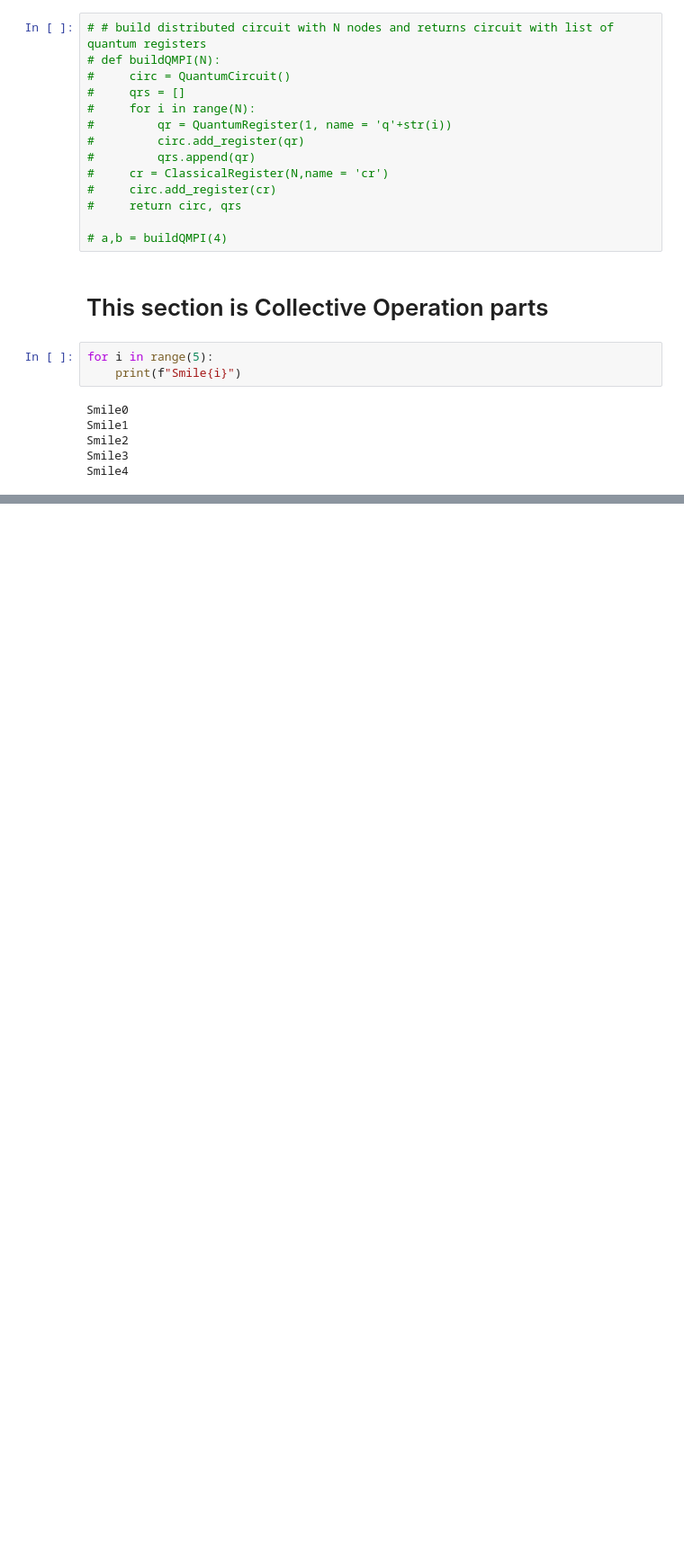
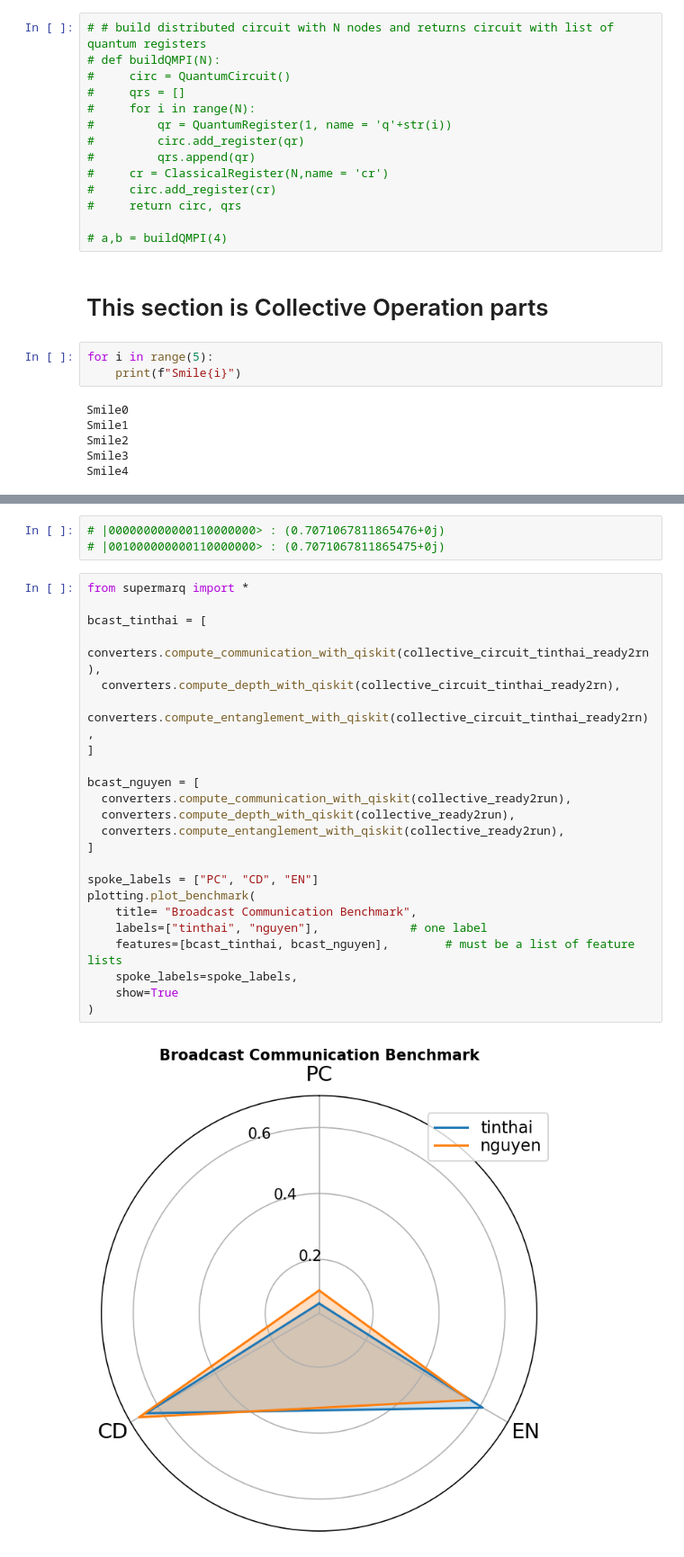
Before and after one commit to EayonTinthai/qmpi_cpe_kmutt, a Jupyter notebook: QMPI_Tinthai_Version/playground/advance_mpi.ipynb, the cells around one changed output, grey strips where cells are left out. Shown: that part at 90% size. Saved outputs shown, nothing was run; the diff lists cells and outputs as text; blank space fills up the shorter version.

Commit message:
Optimizing Broadcast

```diff
--- a/QMPI_Tinthai_Version/playground/advance_mpi.ipynb
+++ b/QMPI_Tinthai_Version/playground/advance_mpi.ipynb
@@ -321,0 +389,28 @@ P(cbit[0] = 1) = 0.1699
+# %%
+# |000000000000110000000> : (0.7071067811865476+0j)
+# |001000000000110000000> : (0.7071067811865475+0j)
+# %%
+from supermarq import *
+
+bcast_tinthai = [
+  converters.compute_communication_with_qiskit(collective_circuit_tinthai_ready2rn),
+  converters.compute_depth_with_qiskit(collective_circuit_tinthai_ready2rn),
+  converters.compute_entanglement_with_qiskit(collective_circuit_tinthai_ready2rn),
+]
+
+bcast_nguyen = [
+  converters.compute_communication_with_qiskit(collective_ready2run),
+  converters.compute_depth_with_qiskit(collective_ready2run),
+  converters.compute_entanglement_with_qiskit(collective_ready2run),
+]
+
+spoke_labels = ["PC", "CD", "EN"]
+plotting.plot_benchmark(
+    title= "Broadcast Communication Benchmark",
+    labels=["tinthai", "nguyen"],             # one label
+    features=[bcast_tinthai, bcast_nguyen],        # must be a list of feature lists
+    spoke_labels=spoke_labels,
+    show=True
+)
+# %% [output]
+[figure, added]
```
Also changed, not shown: parts of 16 cells of this notebook, 14 other files.
